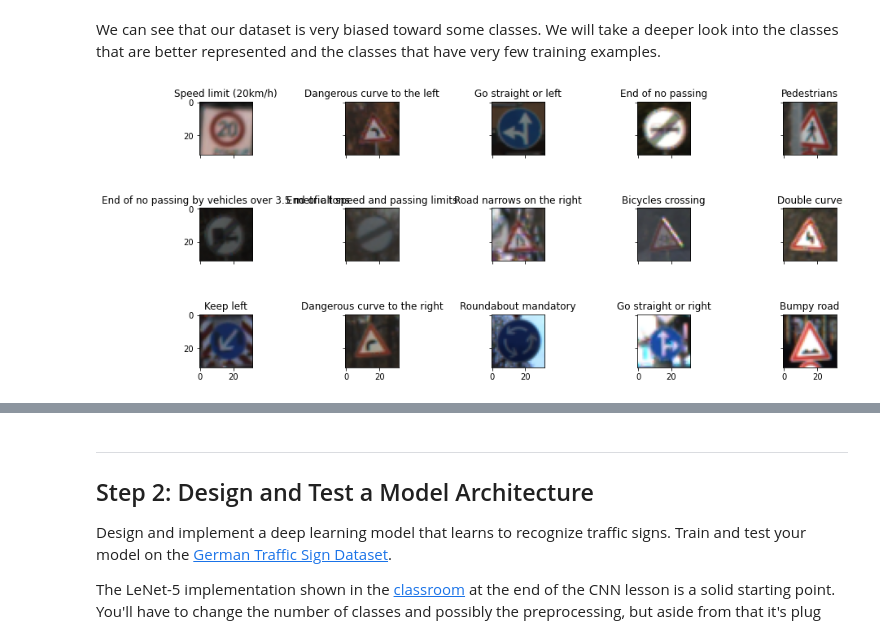
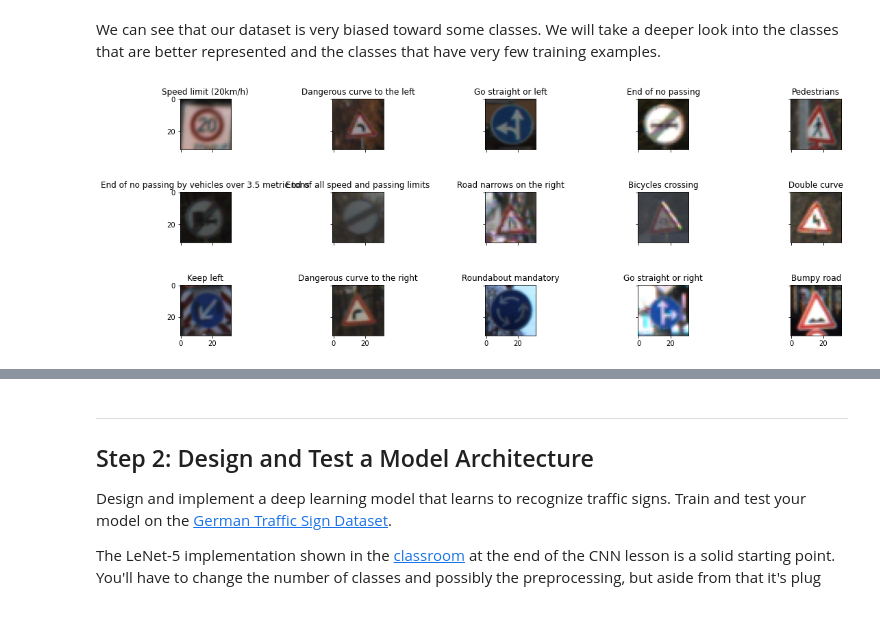
Before and after one commit to DavidAbdelmalek/Self_Driving_Car_ND, a Jupyter notebook: CarND-Traffic-Sign-Classifier-Project/Traffic_Sign_Classifier.ipynb, the cells around one changed output, grey strips where cells are left out. Drawn from its saved outputs; the diff is of its cells as text; code cells hidden in the pictures.

```diff
--- a/CarND-Traffic-Sign-Classifier-Project/Traffic_Sign_Classifier.ipynb
+++ b/CarND-Traffic-Sign-Classifier-Project/Traffic_Sign_Classifier.ipynb
@@ -167,22 +168,24 @@ sign_names = pd.read_csv('data/signnames.csv', error_bad_lines=False)
 # %%
 # Select 15 labels that have the fewest frequency.
 bottom15 = label_count_df.sort_values(by=['count'])[:15]['img_id']
 
 fig, ax = plt.subplots(nrows = 3 ,ncols = 5, figsize=(15,6),sharex=True,sharey=True)
 fig.subplots_adjust(hspace = 1, wspace=.5)
 axs = ax.ravel()
 
 random.seed(2020)
 
 i =0
 for img_id in bottom15:
   count = label_count_df[label_count_df['img_id']==img_id]['count'].values[0]
   random_indx =random.randrange(count)
   axs[i].imshow(X_train[y_train == img_id][random_indx])
   sign_name = sign_names[sign_names['ClassId']==img_id]['SignName'].values[0]
 
   axs[i].set_title(f"{sign_name}")
   i += 1
+
+plt.tight_layout()
 plt.show()
 # %% [output]
-[figure, old version]
+[figure, new version]
```
Also changed, not shown: parts of 10 cells of this notebook.
